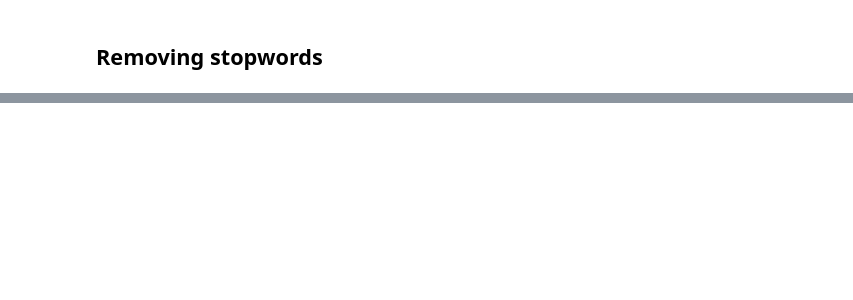
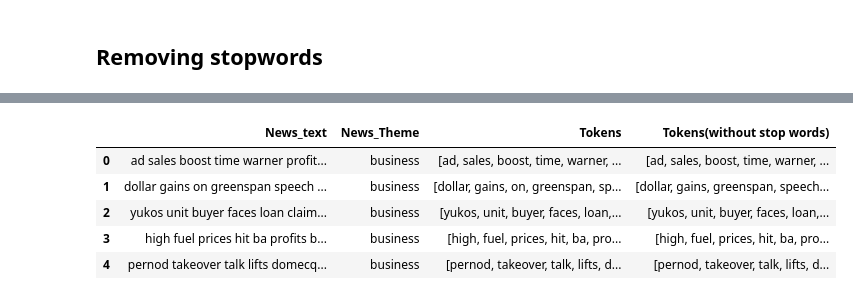
Before and after one commit to sahoomrutyunjaya12345/TopicModellingonNewsArticle, a Jupyter notebook: TopicModellingOnNewsArticle_CapstoneProject.ipynb, the cells around one changed output, grey strips where cells are left out. Saved outputs shown, nothing was run; the diff lists cells and outputs as text; code cells hidden in the pictures; blank space fills up the shorter version.

```diff
--- a/TopicModellingOnNewsArticle_CapstoneProject.ipynb
+++ b/TopicModellingOnNewsArticle_CapstoneProject.ipynb
@@ -480,4 +382,0 @@ def lemmatize_word(news):
-# %%
-# applying this function to our dataset
-data_df['News_text']=data_df['News_text'].apply(lemmatize_word)
-data_df['News_text'].head()
@@ -576,4 +382,0 @@ def length(text):
-# %%
-# applying to our dataset
-data_df['length'] = data_df['News_text'].apply(length)
-data_df.head(10)
@@ -650,0 +383,4 @@ Entertainment_data
+# %%
+# Extracting the stopwords from nltk library
+sw = nltk.corpus.stopwords.words('english')
+data_df['News_text']
@@ -650,0 +400,17 @@ Entertainment_data
+# %%
+# Creating a function to remove stopwords
+def remove_sw(tokenized_list):
+  '''This function will remove stopwords.'''
+  text = [word for word in tokenized_list if word not in sw]
+  return text
+# %%
+# applying the function to our dataset
+data_df['Tokens(without stop words)'] = data_df['Tokens'].apply(remove_sw)
+data_df.head(5)
+# %% [output]
+|  | News_text | News_Theme | Tokens | Tokens(without stop words) |
+| 0 | ad sales boost time warner profit... | business | [ad, sales, boost, time, warner, ... | [ad, sales, boost, time, warner, ... |
+| 1 | dollar gains on greenspan speech ... | business | [dollar, gains, on, greenspan, sp... | [dollar, gains, greenspan, speech... |
+| 2 | yukos unit buyer faces loan claim... | business | [yukos, unit, buyer, faces, loan,... | [yukos, unit, buyer, faces, loan,... |
+| 3 | high fuel prices hit ba profits b... | business | [high, fuel, prices, hit, ba, pro... | [high, fuel, prices, hit, ba, pro... |
+| 4 | pernod takeover talk lifts domecq... | business | [pernod, takeover, talk, lifts, d... | [pernod, takeover, talk, lifts, d... |
```
Also changed, not shown: parts of 70 cells of this notebook.
